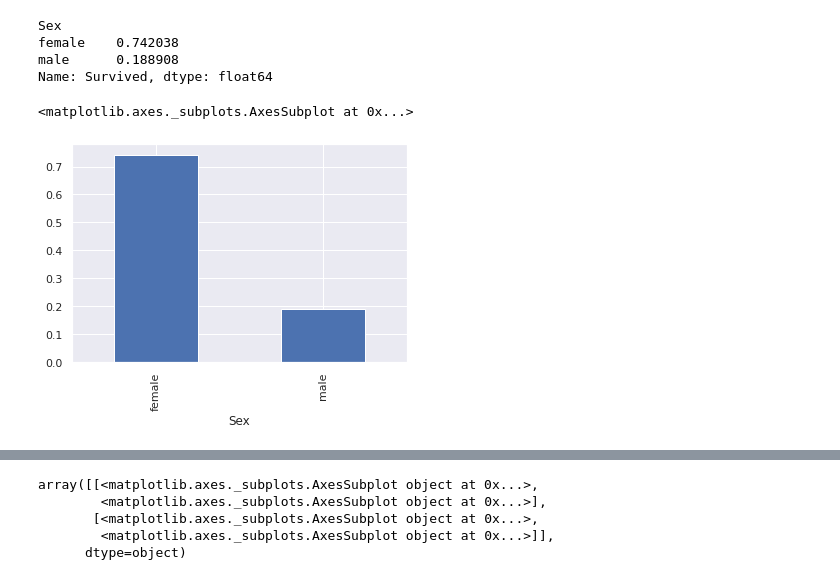
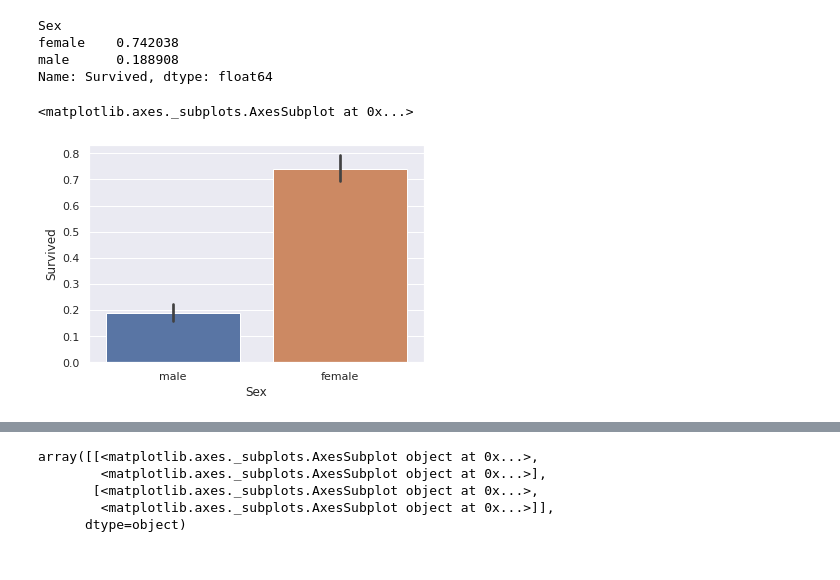
Before and after one commit to lerz30/ML_introduction, a Jupyter notebook: notebooks/pandas_intro.ipynb, the cells around one changed output, grey strips where cells are left out. Drawn from its saved outputs; the diff is of its cells as text; code cells hidden in the pictures.

```diff
--- a/notebooks/pandas_intro.ipynb
+++ b/notebooks/pandas_intro.ipynb
@@ -204,10 +207,10 @@ Sex
 female    0.742038
 male      0.188908
 Name: Survived, dtype: float64
-# %%
-df.groupby('Sex')['Survived'].mean().plot(kind='bar')
-# %% [output]
-<matplotlib.axes._subplots.AxesSubplot at 0x...>
-[figure, removed]
+# %%
+sns.barplot(x='Sex', y='Survived', data=df)
+# %% [output]
+<matplotlib.axes._subplots.AxesSubplot at 0x...>
+[figure, added]
 # %%
 df.hist(column='Age', by='Sex')
```
Also changed, not shown: parts of 18 cells of this notebook.
